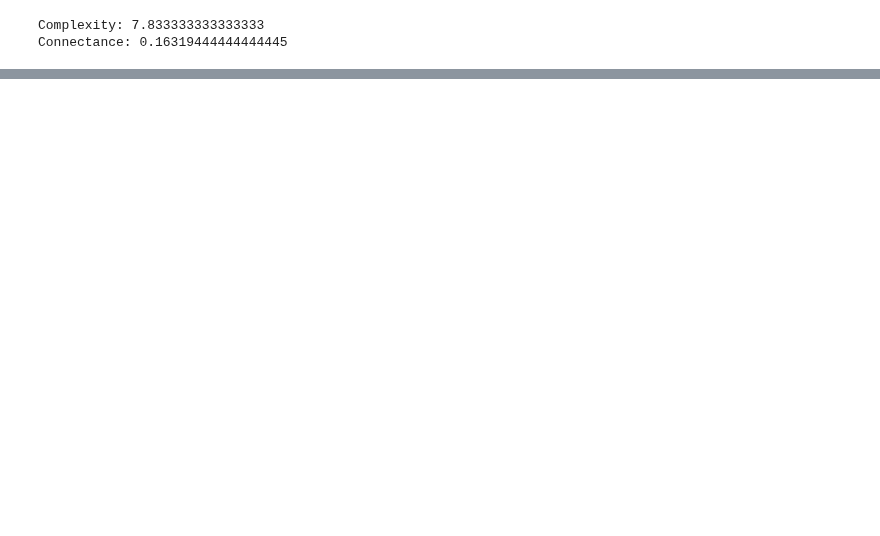
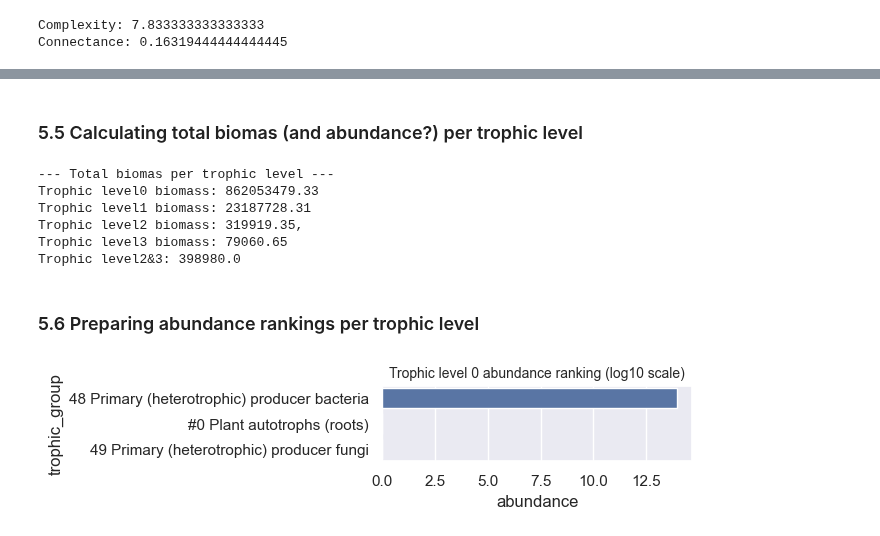
Before and after one commit to MartinMarzi/BEFANA, a Jupyter notebook: befana.ipynb, the cells around one changed output, grey strips where cells are left out. Cells and saved outputs as stored; diff of their text form; code cells hidden in the pictures; blank space fills up the shorter version.

```diff
--- a/befana.ipynb
+++ b/befana.ipynb
@@ -391,0 +501,40 @@ Number of OTUs in plot A: 96
+# %% [markdown]
+### 5.5 Calculating total biomas (and abundance?) per trophic level
+# %%
+# Calculate biomass per trophic level
+biomass_tl0, biomass_tl1, biomass_tl2, biomass_tl3 = 0.0, 0.0, 0.0, 0.0
+
+for n in G.nodes():
+    if G.nodes[n]["trophic_level"] == 0:
+        biomass_tl0 += G.nodes[n]["Biomass"]
+    elif G.nodes[n]["trophic_level"] == 1:
+        biomass_tl1 += G.nodes[n]["Biomass"]
+    elif G.nodes[n]["trophic_level"] == 2:
+        biomass_tl2 += G.nodes[n]["Biomass"]
+    elif G.nodes[n]["trophic_level"] == 3:
+        biomass_tl3 += G.nodes[n]["Biomass"]
+
+print("--- Total biomas per trophic level ---")
+print(f"Trophic level0 biomass: {round(biomass_tl0, 2)}\nTrophic level1 biomass: {round(biomass_tl1, 2)}\nTrophic level2 biomass: {round(biomass_tl2, 2)}, \nTrophic level3 biomass: {round(biomass_tl3, 2)}")
+print(f"Trophic level2&3: {round(biomass_tl2 + biomass_tl3, 2)}")
+# %% [output]
+--- Total biomas per trophic level ---
+Trophic level0 biomass: 862053479.33
+Trophic level1 biomass: 23187728.31
+Trophic level2 biomass: 319919.35,
+Trophic level3 biomass: 79060.65
+Trophic level2&3: 398980.0
+# %% [markdown]
+### 5.6 Preparing abundance rankings per trophic level
+# %%
+# trophic level 0
+tl0_abund = {x: round(math.log10(y["Abundance"]), 2) for x,y in G.nodes(data=True) if y["trophic_level"]==0}
+tl0_abund = sorted(tl0_abund.items(), key=itemgetter(1), reverse=True)
+
+# plot trophic level 0 abundance
+log_tl0_abund_df = pd.DataFrame(log_tl0_abund, columns= ["trophic_group", "abundance"])
+fig, plot = plt.subplots(figsize = (4,1), dpi = 100)
+sns.barplot(y="trophic_group", x="abundance", data=log_tl0_abund_df)
+plot.set_title('Trophic level 0 abundance ranking (log10 scale)', fontsize = 10);
+# %% [output]
+[figure, added]
```
Also changed, not shown: parts of 26 cells of this notebook, 1 other file.
